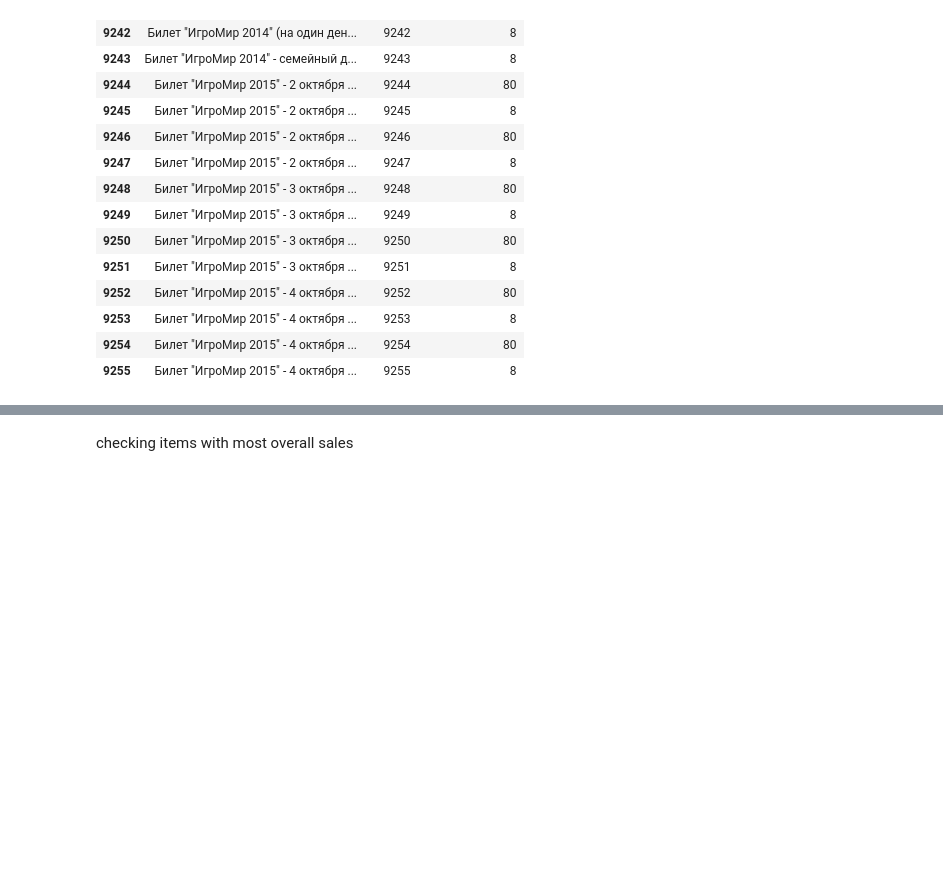
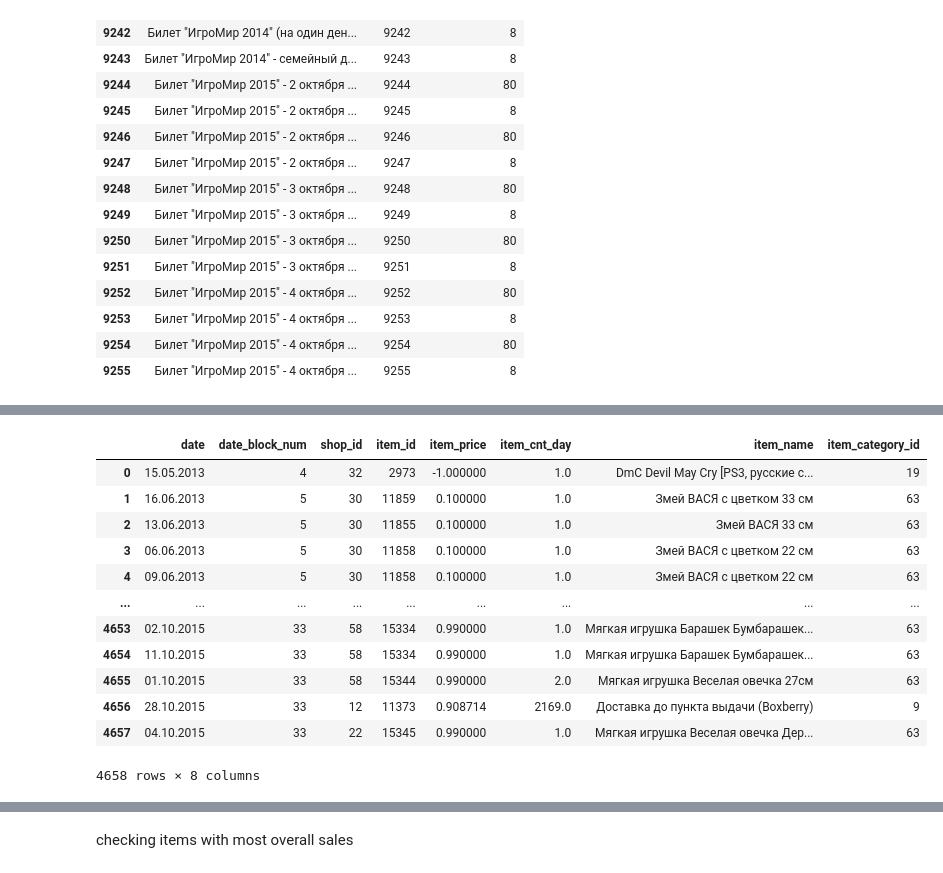
Before and after one commit to lopharb/ds_practice, a Jupyter notebook: notebooks/dqc.ipynb, the cells around one changed output, grey strips where cells are left out. Cells and saved outputs as stored; diff of their text form; code cells hidden in the pictures; blank space fills up the shorter version.

```diff
--- a/notebooks/dqc.ipynb
+++ b/notebooks/dqc.ipynb
@@ -295,0 +333,17 @@ sales[mask].merge(items, on='item_id', how='inner')
+# %%
+mask = sales['item_price'] < 1
+sales[mask].merge(items, on='item_id', how='inner')
+# %% [output]
+|  | date | date_block_num | shop_id | item_id | item_price | item_cnt_day | item_name | item_category_id |
+| 0 | 15.05.2013 | 4 | 32 | 2973 | -1.000000 | 1.0 | DmC Devil May Cry [PS3, русские с... | 19 |
+| 1 | 16.06.2013 | 5 | 30 | 11859 | 0.100000 | 1.0 | Змей ВАСЯ с цветком 33 см | 63 |
+| 2 | 13.06.2013 | 5 | 30 | 11855 | 0.100000 | 1.0 | Змей ВАСЯ 33 см | 63 |
+| 3 | 06.06.2013 | 5 | 30 | 11858 | 0.100000 | 1.0 | Змей ВАСЯ с цветком 22 см | 63 |
+| 4 | 09.06.2013 | 5 | 30 | 11858 | 0.100000 | 1.0 | Змей ВАСЯ с цветком 22 см | 63 |
+| ... | ... | ... | ... | ... | ... | ... | ... | ... |
+| 4653 | 02.10.2015 | 33 | 58 | 15334 | 0.990000 | 1.0 | Мягкая игрушка Барашек Бумбарашек... | 63 |
+| 4654 | 11.10.2015 | 33 | 58 | 15334 | 0.990000 | 1.0 | Мягкая игрушка Барашек Бумбарашек... | 63 |
+| 4655 | 01.10.2015 | 33 | 58 | 15344 | 0.990000 | 2.0 | Мягкая игрушка Веселая овечка 27см | 63 |
+| 4656 | 28.10.2015 | 33 | 12 | 11373 | 0.908714 | 2169.0 | Доставка до пункта выдачи (Boxberry) | 9 |
+| 4657 | 04.10.2015 | 33 | 22 | 15345 | 0.990000 | 1.0 | Мягкая игрушка Веселая овечка Дер... | 63 |
+4658 rows × 8 columns
```
Also changed, not shown: parts of 30 cells of this notebook, 1 other file.
